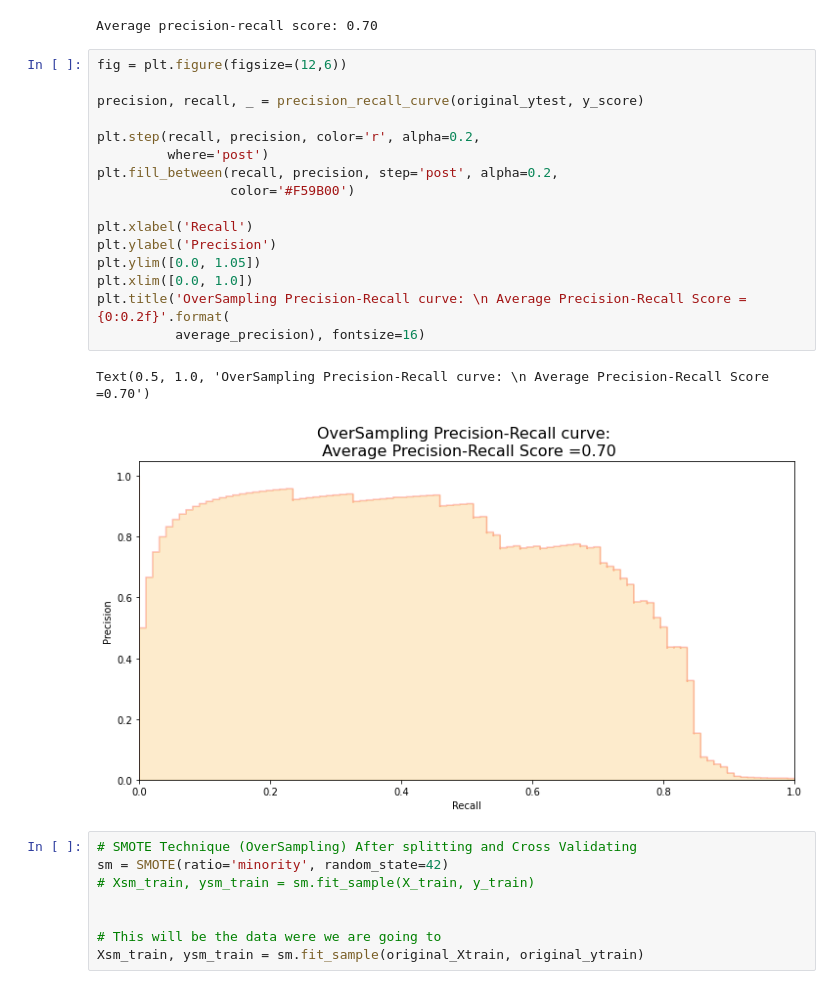
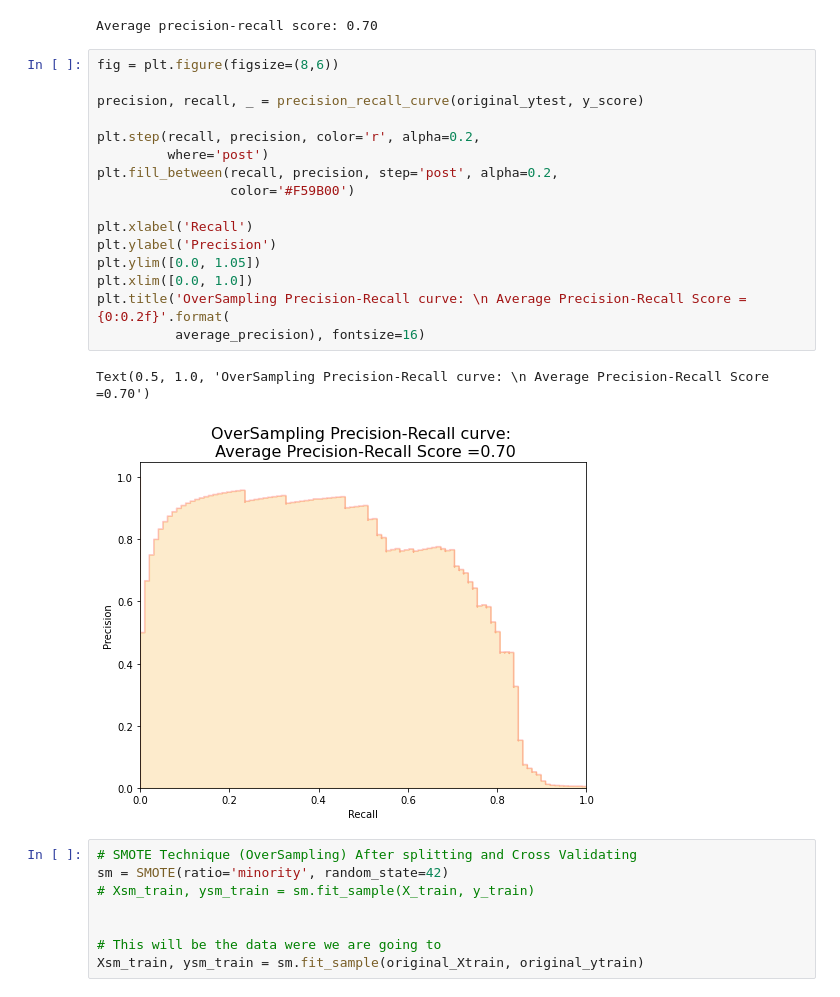
Before and after one commit to junmoan/credit-card-fraud-detection, a Jupyter notebook: Credit_Card_Fraud_Detection.ipynb, the cells around one changed output. Drawn from its saved outputs; the diff is of its cells as text.

```diff
--- a/Credit_Card_Fraud_Detection.ipynb
+++ b/Credit_Card_Fraud_Detection.ipynb
@@ -885,24 +885,24 @@ print('Average precision-recall score: {0:0.2f}'.format(average_precision))
 # %% [output]
 Average precision-recall score: 0.70
 # %%
-fig = plt.figure(figsize=(12,6))
+fig = plt.figure(figsize=(8,6))
 
 precision, recall, _ = precision_recall_curve(original_ytest, y_score)
 
 plt.step(recall, precision, color='r', alpha=0.2,
          where='post')
 plt.fill_between(recall, precision, step='post', alpha=0.2,
                  color='#F59B00')
 
 plt.xlabel('Recall')
 plt.ylabel('Precision')
 plt.ylim([0.0, 1.05])
 plt.xlim([0.0, 1.0])
 plt.title('OverSampling Precision-Recall curve: \n Average Precision-Recall Score ={0:0.2f}'.format(
           average_precision), fontsize=16)
 # %% [output]
 Text(0.5, 1.0, 'OverSampling Precision-Recall curve: \n Average Precision-Recall Score =0.70')
-[figure, old version]
+[figure, new version]
 # %%
 # SMOTE Technique (OverSampling) After splitting and Cross Validating
 sm = SMOTE(ratio='minority', random_state=42)
```
